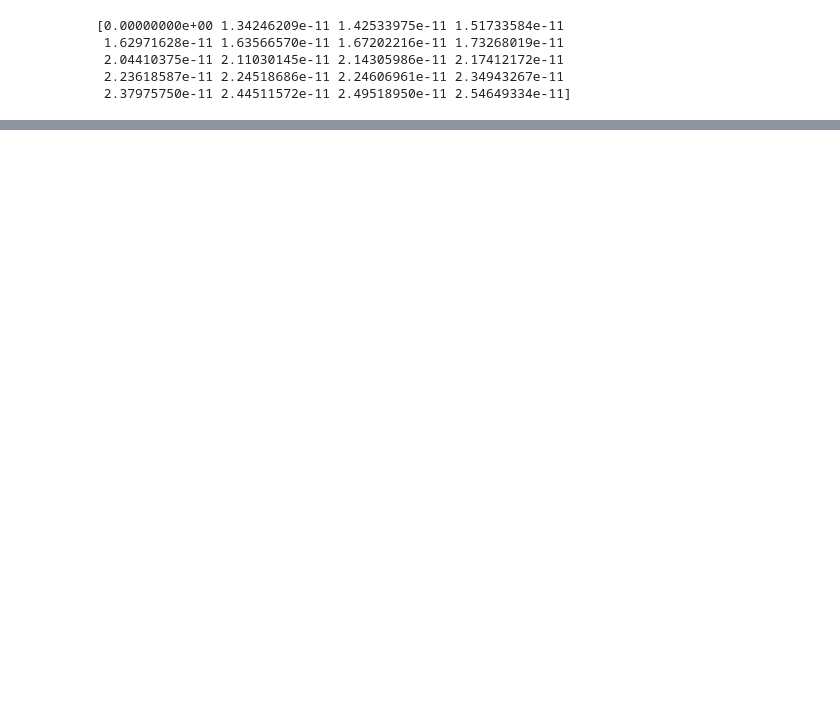
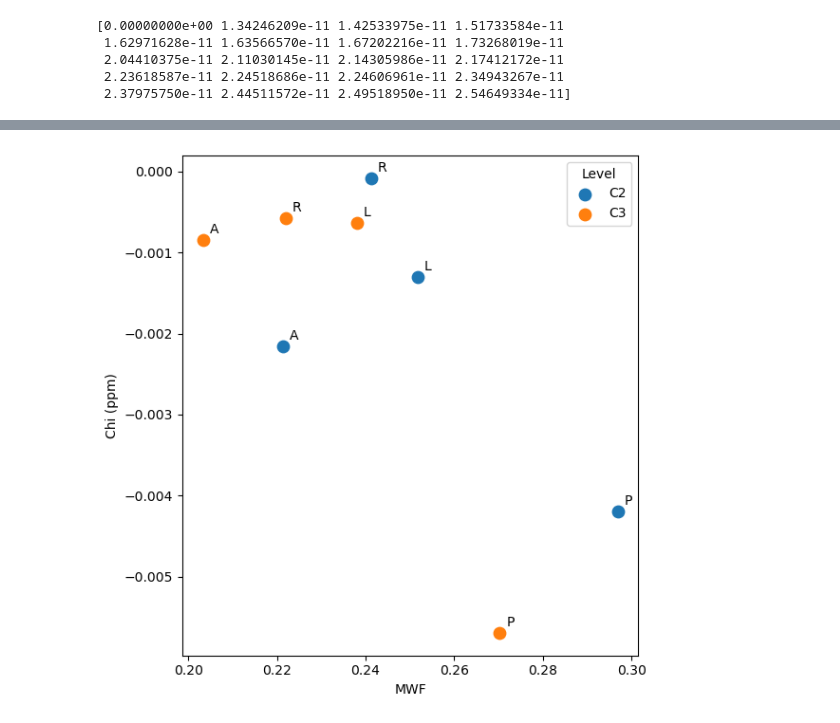
Before and after one commit to sriosq/Image-processing-strategies, a Jupyter notebook: qsm_testing/template_averaging.ipynb, the cells around one changed output, grey strips where cells are left out. Drawn from its saved outputs; the diff is of its cells as text; code cells hidden in the pictures; blank space fills up the shorter version.

```diff
--- a/qsm_testing/template_averaging.ipynb
+++ b/qsm_testing/template_averaging.ipynb
@@ -81,0 +133,20 @@ print(np.unique(mwf_data[mwf_data < 0.01])[:20])
+# %%
+anterior_wm_path = r"Z:\neuropoly_data\registered_2_PAM50\final_crop\PAM50_wm_cropped_bin_anterior.nii.gz"
+posterior_wm_path = r"Z:\neuropoly_data\registered_2_PAM50\final_crop\PAM50_wm_cropped_bin_posterior.nii.gz"
+right_wm_path = r"Z:\neuropoly_data\registered_2_PAM50\final_crop\PAM50_wm_cropped_bin_right.nii.gz"
+left_wm_path = r"Z:\neuropoly_data\registered_2_PAM50\final_crop\PAM50_wm_cropped_bin_left.nii.gz"
+levels_c2c3_path = r"Z:\neuropoly_data\registered_2_PAM50\final_crop\PAM50_levels_cropped_c2c3.nii.gz"
+# %%
+chimap_data = nib.load(participant_chimap_path).get_fdata()
+mwf_data = nib.load(mwf_template).get_fdata()
+# %%
+anterior_wm_data = nib.load(anterior_wm_path).get_fdata()
+posterior_wm_data = nib.load(posterior_wm_path).get_fdata()
+right_wm_data = nib.load(right_wm_path).get_fdata()
+left_wm_data = nib.load(left_wm_path).get_fdata()
+levels_data = nib.load(levels_c2c3_path).get_fdata()
+# %%
+chi_arr, mwf_arr, levels = build_level_quadrant_means(
+    chimap_data, mwf_data, anterior_wm_data, posterior_wm_data,
+    right_wm_data, left_wm_data, levels_data
+)
@@ -81,0 +155,17 @@ print(np.unique(mwf_data[mwf_data < 0.01])[:20])
+# %%
+quad_order = ['A', 'R', 'P', 'L']
+colors = {levels[0]: 'tab:blue', levels[1]: 'tab:orange'}
+
+fig, ax = plt.subplots(figsize=(6, 6))
+for li, lvl in enumerate(levels):
+    ax.scatter(mwf_arr[li, :], chi_arr[li, :], color=colors[lvl], label=f"C{lvl}", s=80)
+    for qi, qname in enumerate(quad_order):
+        ax.annotate(qname, (mwf_arr[li, qi], chi_arr[li, qi]), textcoords="offset points", xytext=(5, 5))
+
+ax.set_xlabel("MWF")
+ax.set_ylabel("Chi (ppm)")
+ax.legend(title="Level")
+plt.tight_layout()
+plt.show()
+# %% [output]
+[figure, added]
```
Also changed, not shown: parts of 32 cells of this notebook, 15 other files.
